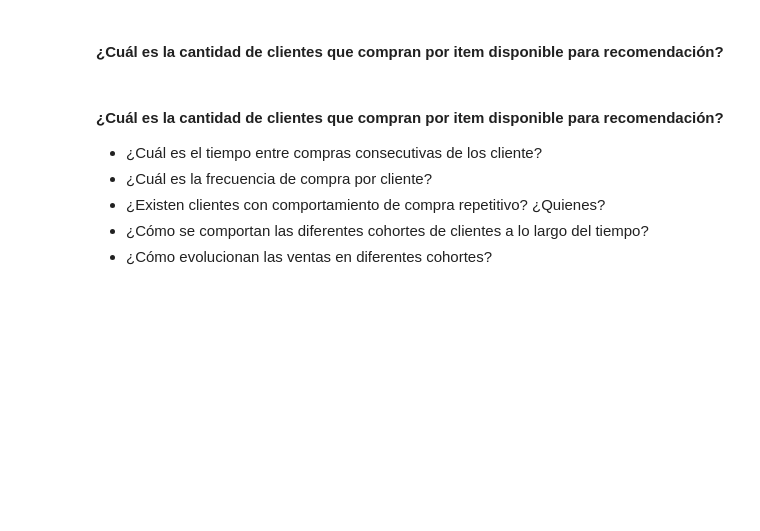
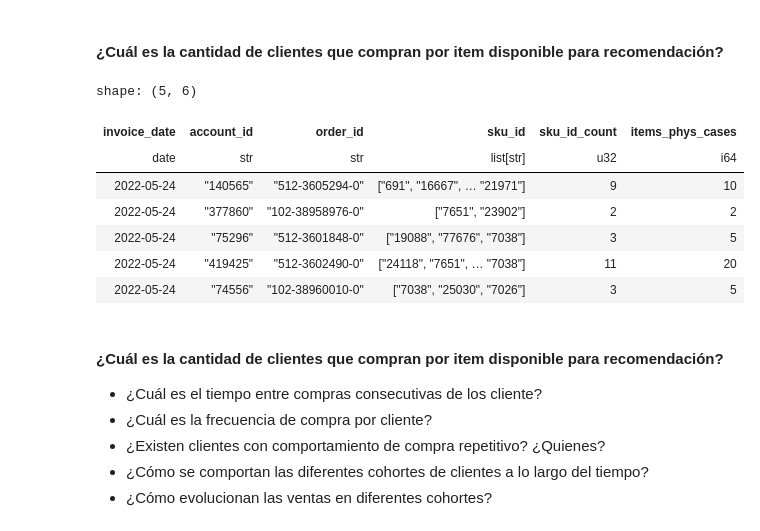
Before and after one commit to iair/challenge_AB_InBev, a Jupyter notebook: notebooks/preprocessing_EDA.ipynb, the cells around one changed output. Cells and saved outputs as stored; diff of their text form; code cells hidden in the pictures; blank space fills up the shorter version.

```diff
--- a/notebooks/preprocessing_EDA.ipynb
+++ b/notebooks/preprocessing_EDA.ipynb
@@ -920,6 +924,17 @@ chi2_results_matrix
 #### ¿Con qué frecuencia los clientes realizan compras?
 # %% [markdown]
 #### ¿Cuál es la cantidad de clientes que compran por item disponible para recomendación?
+# %%
+baskets.head()
+# %% [output]
+shape: (5, 6)
+| invoice_date | account_id | order_id | sku_id | sku_id_count | items_phys_cases |
+| date | str | str | list[str] | u32 | i64 |
+| 2022-05-24 | "140565" | "512-3605294-0" | ["691", "16667", … "21971"] | 9 | 10 |
+| 2022-05-24 | "377860" | "102-38958976-0" | ["7651", "23902"] | 2 | 2 |
+| 2022-05-24 | "75296" | "512-3601848-0" | ["19088", "77676", "7038"] | 3 | 5 |
+| 2022-05-24 | "419425" | "512-3602490-0" | ["24118", "7651", … "7038"] | 11 | 20 |
+| 2022-05-24 | "74556" | "102-38960010-0" | ["7038", "25030", "7026"] | 3 | 5 |
 # %% [markdown]
 #### ¿Cuál es la cantidad de clientes que compran por item disponible para recomendación?
 * ¿Cuál es el tiempo entre compras consecutivas de los cliente?
```
Also changed, not shown: parts of 13 cells of this notebook, 1 other file.
